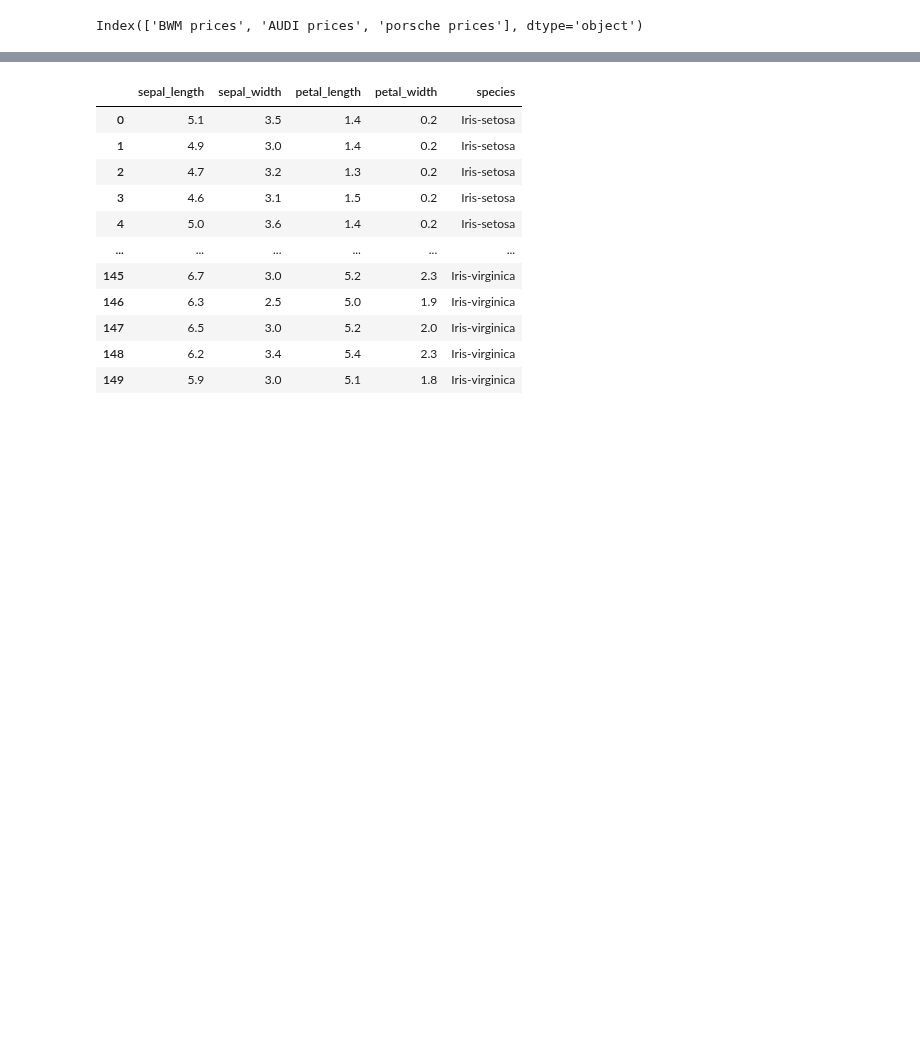
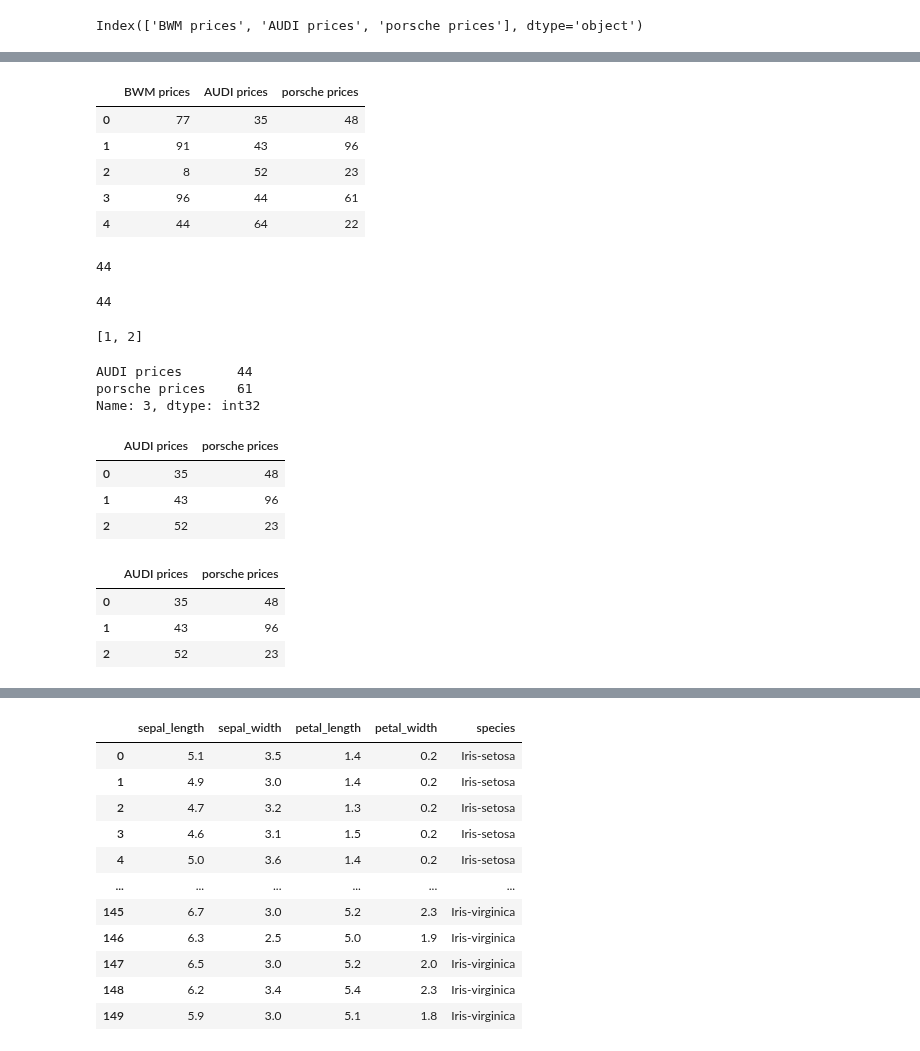
Before and after one commit to aryangulati/Python_Code, a Jupyter notebook: 2.)PYTHON_BASICS/PYTHON Pandas/Pandas.ipynb, the cells around one changed output, grey strips where cells are left out. Drawn from its saved outputs; the diff is of its cells as text; code cells hidden in the pictures; blank space fills up the shorter version.

```diff
--- a/2.)PYTHON_BASICS/PYTHON Pandas/Pandas.ipynb
+++ b/2.)PYTHON_BASICS/PYTHON Pandas/Pandas.ipynb
@@ -47,0 +61,41 @@ mydata
+# %%
+mydata.tail()
+# %% [output]
+|  | BWM prices | AUDI prices | porsche prices |
+| 0 | 77 | 35 | 48 |
+| 1 | 91 | 43 | 96 |
+| 2 | 8 | 52 | 23 |
+| 3 | 96 | 44 | 61 |
+| 4 | 44 | 64 | 22 |
+# %%
+df.iloc[3,1]
+# %% [output]
+44
+# %%
+idx=df.columns.get_loc('AUDI prices')
+df.iloc[3,idx]
+# %% [output]
+44
+# %%
+idx=[df.columns.get_loc('AUDI prices'),df.columns.get_loc('porsche prices')]
+print(idx)
+df.iloc[3,idx]
+# %% [output]
+[1, 2]
+AUDI prices       44
+porsche prices    61
+Name: 3, dtype: int32
+# %%
+df.iloc[:3,idx]
+# %% [output]
+|  | AUDI prices | porsche prices |
+| 0 | 35 | 48 |
+| 1 | 43 | 96 |
+| 2 | 52 | 23 |
+# %%
+df.iloc[:3,[1,2]]
+# %% [output]
+|  | AUDI prices | porsche prices |
+| 0 | 35 | 48 |
+| 1 | 43 | 96 |
+| 2 | 52 | 23 |
```
Also changed, not shown: parts of 9 cells of this notebook, 3 other files.
